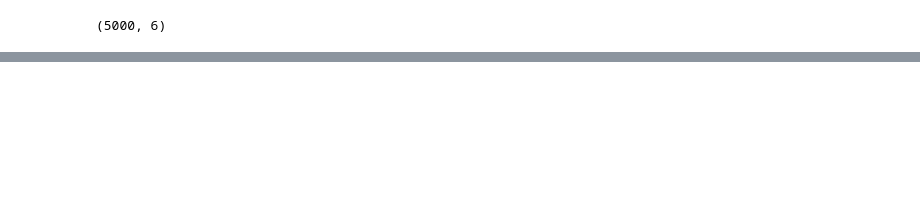
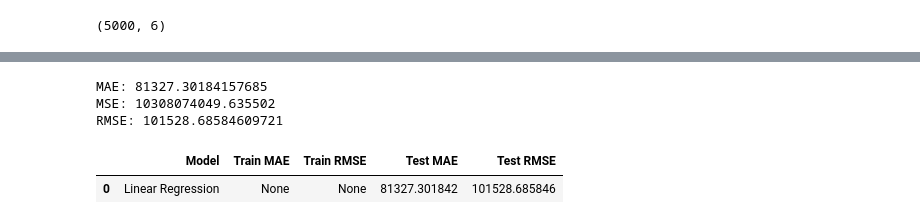
Before and after one commit to ManuelS0usa/SML-Housing-Data, a Jupyter notebook: main.ipynb, the cells around one changed output, grey strips where cells are left out. Saved outputs shown, nothing was run; the diff lists cells and outputs as text; code cells hidden in the pictures; blank space fills up the shorter version.

```diff
--- a/main.ipynb
+++ b/main.ipynb
@@ -174,0 +246,4 @@ df.shape
+# %%
+lr_model = LinearRegression()
+lr_model.fit(X_train, y_train)
+lr_pred = lr_model.predict(X_test)
@@ -174,0 +270,30 @@ df.shape
+# %%
+from sklearn.metrics import mean_squared_error, mean_absolute_error
+
+def evaluate(tt, pred):
+    mae = mean_absolute_error(tt, pred)
+    mse = mean_squared_error(tt, pred)
+    rmse = mean_squared_error(tt, pred, squared=False)
+    print("MAE:", mae)
+    print("MSE:", mse)
+    print("RMSE:", rmse)
+    return {'mae': mae, 'mse': mse, 'rmse': rmse}
+# %%
+lr_score = evaluate(y_test, lr_pred)
+# %% [output]
+MAE: 81327.30184157685
+MSE: 10308074049.635502
+RMSE: 101528.68584609721
+# %%
+lr_res = pd.DataFrame({
+    'Model': ['Linear Regression'],
+    'Train MAE': None,
+    'Train RMSE': None,
+    'Test MAE': lr_score['mae'],
+    'Test RMSE': lr_score['rmse']
+})
+# %%
+lr_res
+# %% [output]
+|  | Model | Train MAE | Train RMSE | Test MAE | Test RMSE |
+| 0 | Linear Regression | None | None | 81327.301842 | 101528.685846 |
```
Also changed, not shown: parts of 33 cells of this notebook.
